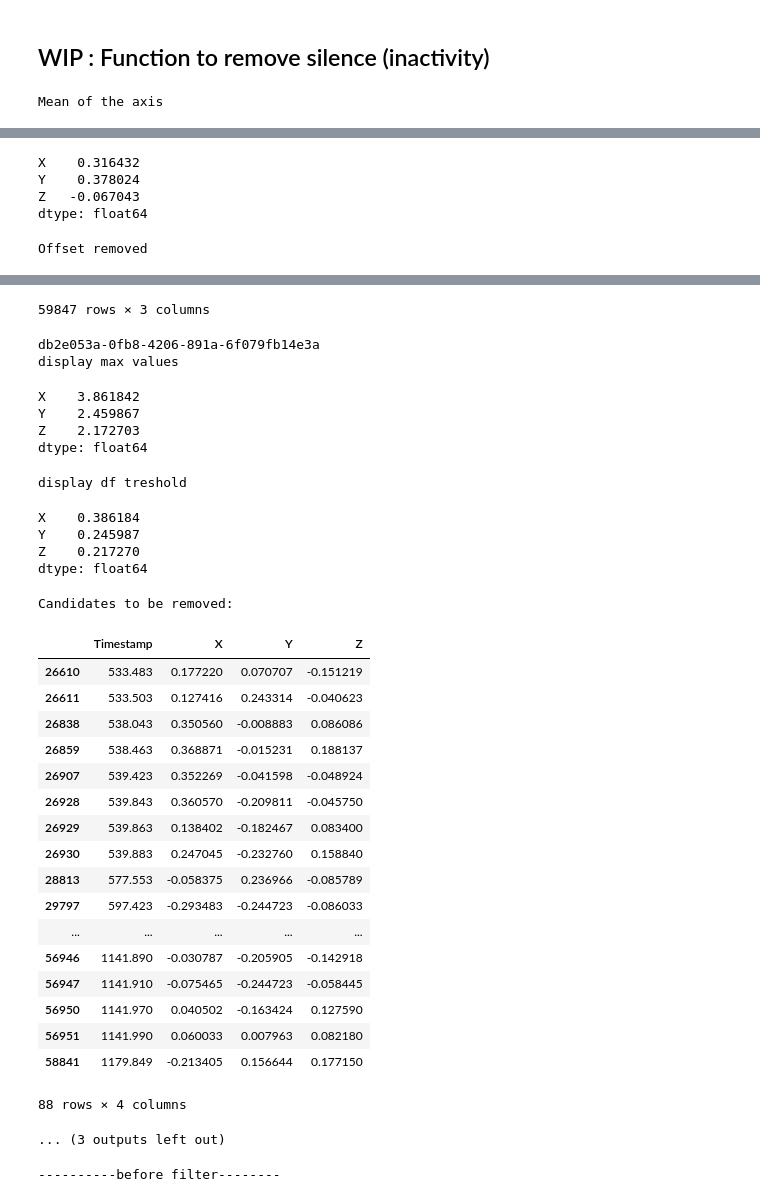
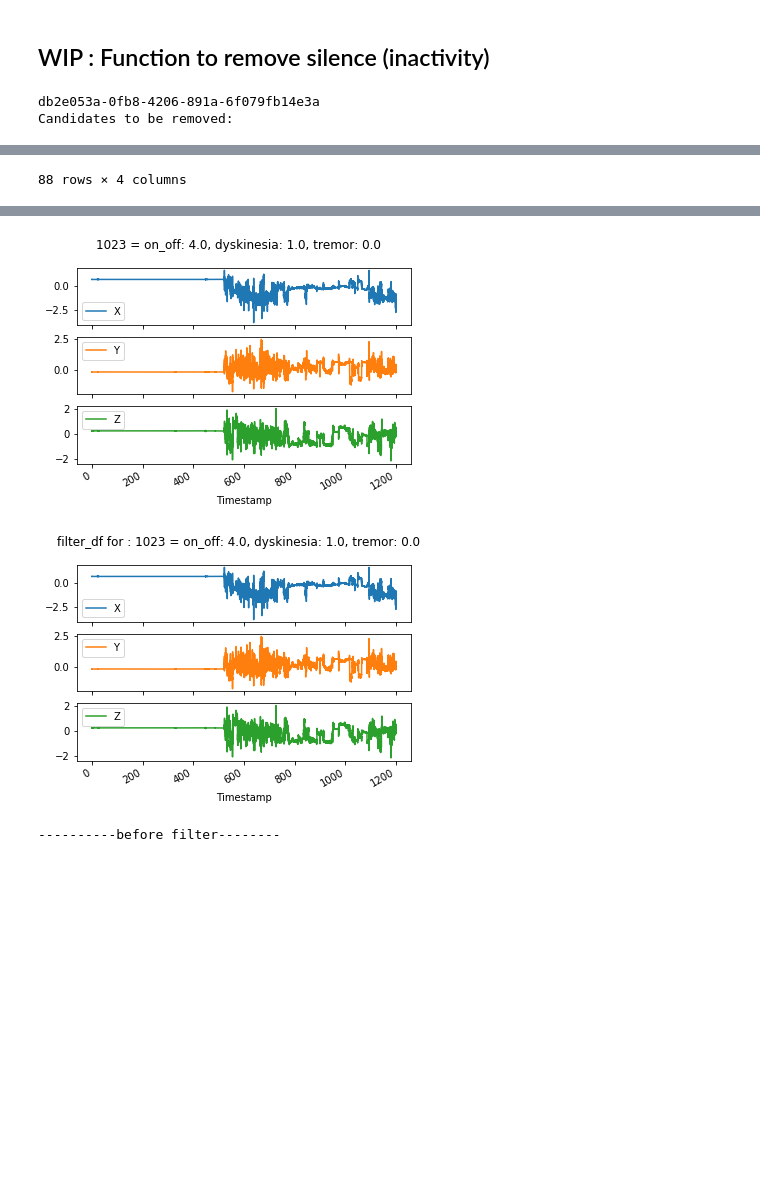
Before and after one commit to Mymoza/BeatPD-CLSP-JHU, a Jupyter notebook: analyze_data.ipynb, the cells around one changed output, grey strips where cells are left out. Cells and saved outputs as stored; diff of their text form; code cells hidden in the pictures; blank space fills up the shorter version.

```diff
--- a/analyze_data.ipynb
+++ b/analyze_data.ipynb
@@ -245,19 +249,17 @@ measurement_id :  db2e053a-0fb8-4206-891a-6f079fb14e3a
 [figure]
 # %% [markdown]
 ## WIP : Function to remove silence (inactivity)
+# %%
+def get_df_threshold(threshold_energy, max_values):
+    return (max_values * threshold_energy) / 100
 # %%
-def remove_silence_offset(df_train_label):
+def remove_inactivity_mean_offset(df_train_label):
     for idx in df_train_label.index:
         df_train_data=pd.read_csv(path_train_data+df_train_label["measurement_id"][idx]+'.csv')
 
 
         ### Following section works on removing offset with mean
-        print('Mean of the axis')
-        display(df_train_data.iloc[:,-3:].mean(axis=0))
-        inputData_DCRemoved = []
         inputData_DCRemoved = df_train_data.iloc[:,-3:] - df_train_data.iloc[:,-3:].mean(axis=0)
-        print('Offset removed')
-        display(inputData_DCRemoved)
 
         # inputData with DC Removed only has NaN for the Timestamp values, so we are adding them
         inputData_DCRemoved.insert(0, 'Timestamp', df_train_data['Timestamp'])
@@ -268,17 +270,12 @@ def remove_silence_offset(df_train_label):
         inputData_DCRemoved.plot(x='Timestamp',legend=True, subplots=True,title=great_title)
 
 
-        ### Following section works on removing inactivity
+        ### Following section works on removing inactivity following a treshold
         # Get the absolute max values for X, Y, Z
         max_values = inputData_DCRemoved.iloc[:,-3:].abs().max()
-        print('display max values')
-        display(max_values)
-        # Compute what is 5% of that max
-        threshold_energy = 10
-        df_treshold = (max_values * threshold_energy) / 100
 
-        print('display df treshold')
-        display(df_treshold)
+        # Compute what is X% of that max
+        df_treshold = get_df_threshold(10, max_values)
 
         df_candidates = inputData_DCRemoved[(inputData_DCRemoved.X.abs() <= df_treshold['X']) &
                                      (inputData_DCRemoved.Y.abs() <= df_treshold['Y']) &
@@ -289,7 +286,6 @@ def remove_silence_offset(df_train_label):
 
         filter_df = inputData_DCRemoved[~inputData_DCRemoved.isin(df_candidates)].dropna(how = 'all')
         great_title = 'filter_df for : '+great_title
-        print(df_train_label["measurement_id"][idx])
         filter_df.plot(x='Timestamp',legend=True, subplots=True,title=great_title)
 # %%
 data_type='cis'
@@ -318,9 +314,10 @@ list_measurement_id=['db2e053a-0fb8-4206-891a-6f079fb14e3a']
 
 df_train_label = interesting_patients(df_train_label=df_train_label, list_measurement_id=list_measurement_id)
 
-remove_silence_offset(df_train_label)
+remove_inactivity_mean_offset(df_train_label)
 #path_no_silence_data = remove_silence_max(df_train_label)
 
 #plot_accelerometer(data_type=data_type, path_accelerometer_plots=path_save_accelerometer_plots, path_silence=path_no_silence_data)
 # %% [output]
-Mean of the axis
+db2e053a-0fb8-4206-891a-6f079fb14e3a
+Candidates to be removed:
@@ -327,5 +341 @@ Mean of the axis
-X    0.316432
-Y    0.378024
-Z   -0.067043
-dtype: float64
+88 rows × 4 columns
-Offset removed
@@ -349,35 +342,5 @@ Offset removed
-59847 rows × 3 columns
-db2e053a-0fb8-4206-891a-6f079fb14e3a
-display max values
-X    3.861842
-Y    2.459867
-Z    2.172703
-dtype: float64
-display df treshold
-X    0.386184
-Y    0.245987
-Z    0.217270
-dtype: float64
-Candidates to be removed:
-|  | Timestamp | X | Y | Z |
-| 26610 | 533.483 | 0.177220 | 0.070707 | -0.151219 |
-| 26611 | 533.503 | 0.127416 | 0.243314 | -0.040623 |
-| 26838 | 538.043 | 0.350560 | -0.008883 | 0.086086 |
-| 26859 | 538.463 | 0.368871 | -0.015231 | 0.188137 |
-| 26907 | 539.423 | 0.352269 | -0.041598 | -0.048924 |
-| 26928 | 539.843 | 0.360570 | -0.209811 | -0.045750 |
-| 26929 | 539.863 | 0.138402 | -0.182467 | 0.083400 |
-| 26930 | 539.883 | 0.247045 | -0.232760 | 0.158840 |
-| 28813 | 577.553 | -0.058375 | 0.236966 | -0.085789 |
-| 29797 | 597.423 | -0.293483 | -0.244723 | -0.086033 |
-| ... | ... | ... | ... | ... |
-| 56946 | 1141.890 | -0.030787 | -0.205905 | -0.142918 |
-| 56947 | 1141.910 | -0.075465 | -0.244723 | -0.058445 |
-| 56950 | 1141.970 | 0.040502 | -0.163424 | 0.127590 |
-| 56951 | 1141.990 | 0.060033 | 0.007963 | 0.082180 |
-| 58841 | 1179.849 | -0.213405 | 0.156644 | 0.177150 |
-88 rows × 4 columns
-... (3 outputs left out)
+[figure, added]
+[figure, added]
 # %%
 data_type='cis'
 
```
Also changed, not shown: parts of 5 cells of this notebook.
